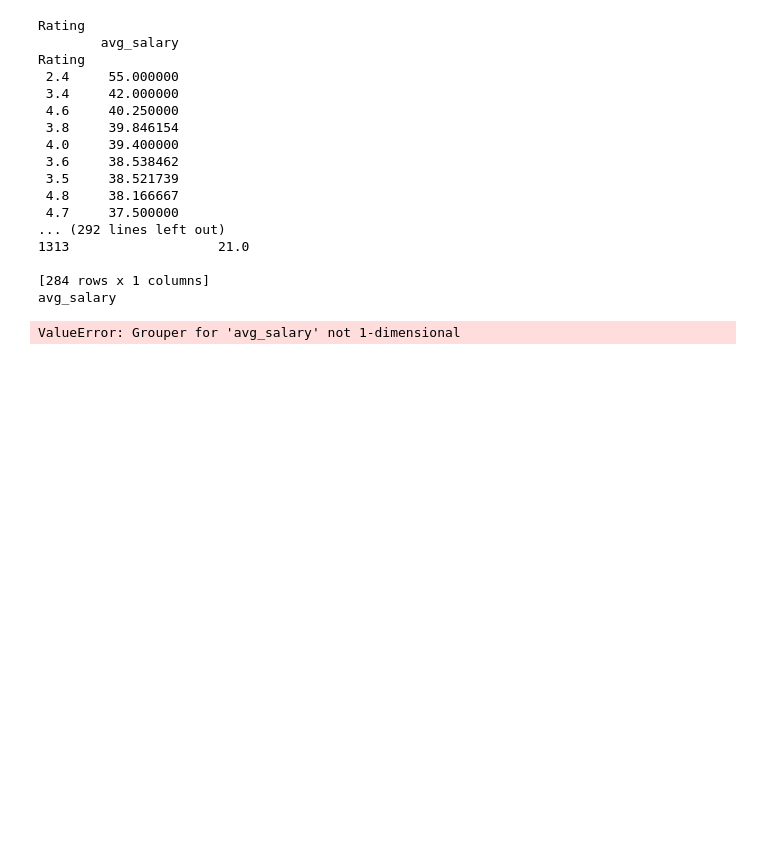
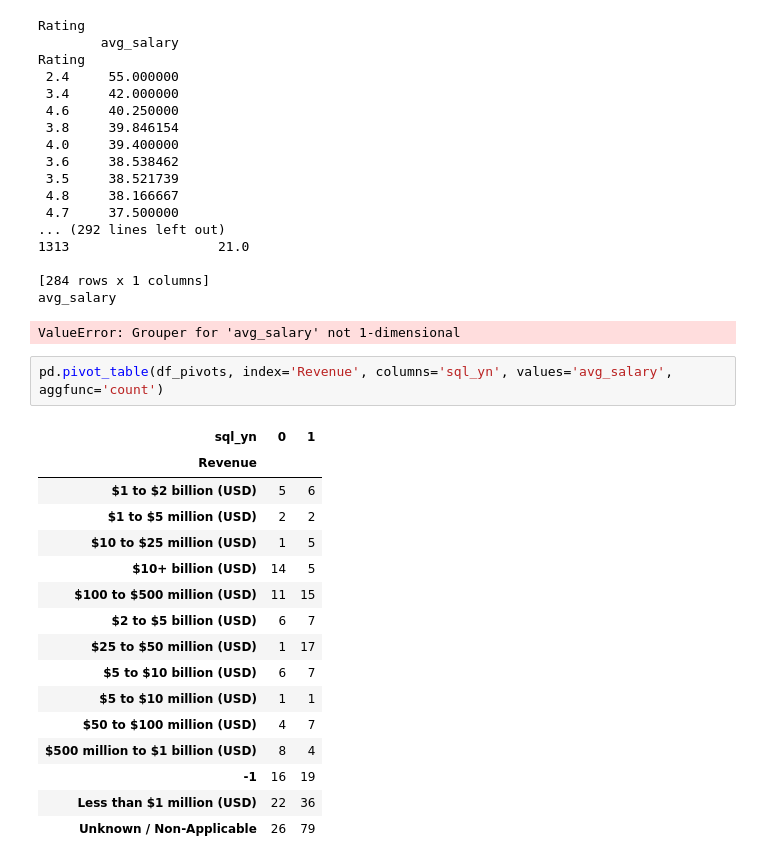
Before and after one commit to AndriiAdamchuk/ds_job_search_project, a Jupyter notebook: exploration_data_analysis.ipynb, the cells around one changed output. Drawn from its saved outputs; the diff is of its cells as text; blank space fills up the shorter version.

```diff
--- a/exploration_data_analysis.ipynb
+++ b/exploration_data_analysis.ipynb
@@ -300,3 +265,22 @@ Rating
 [284 rows x 1 columns]
 avg_salary
 ValueError: Grouper for 'avg_salary' not 1-dimensional
+# %%
+pd.pivot_table(df_pivots, index='Revenue', columns='sql_yn', values='avg_salary', aggfunc='count')
+# %% [output]
+| sql_yn | 0 | 1 |
+| Revenue |  |  |
+| $1 to $2 billion (USD) | 5 | 6 |
+| $1 to $5 million (USD) | 2 | 2 |
+| $10 to $25 million (USD) | 1 | 5 |
+| $10+ billion (USD) | 14 | 5 |
+| $100 to $500 million (USD) | 11 | 15 |
+| $2 to $5 billion (USD) | 6 | 7 |
+| $25 to $50 million (USD) | 1 | 17 |
+| $5 to $10 billion (USD) | 6 | 7 |
+| $5 to $10 million (USD) | 1 | 1 |
+| $50 to $100 million (USD) | 4 | 7 |
+| $500 million to $1 billion (USD) | 8 | 4 |
+| -1 | 16 | 19 |
+| Less than $1 million (USD) | 22 | 36 |
+| Unknown / Non-Applicable | 26 | 79 |
```
Also changed, not shown: parts of 16 cells of this notebook.
